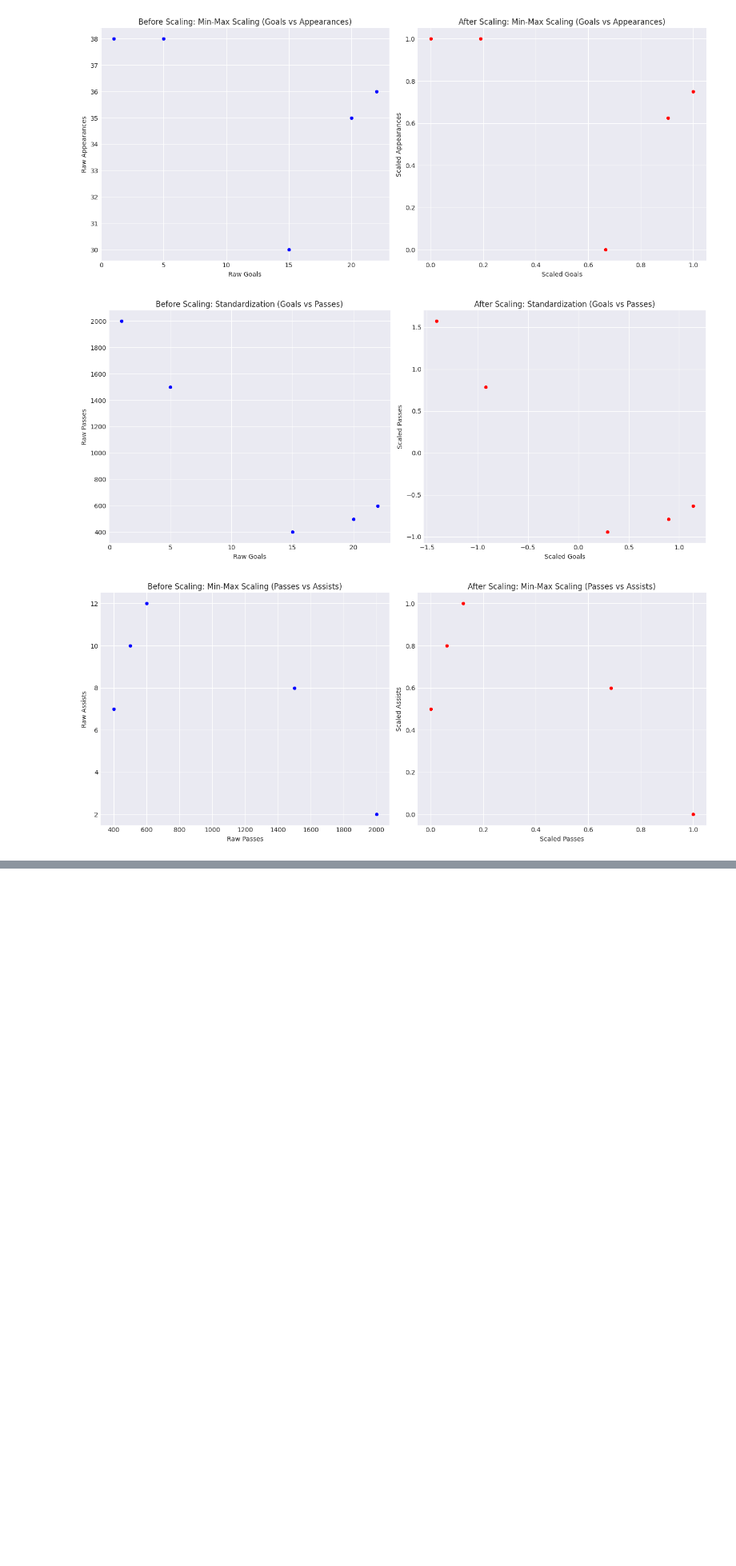
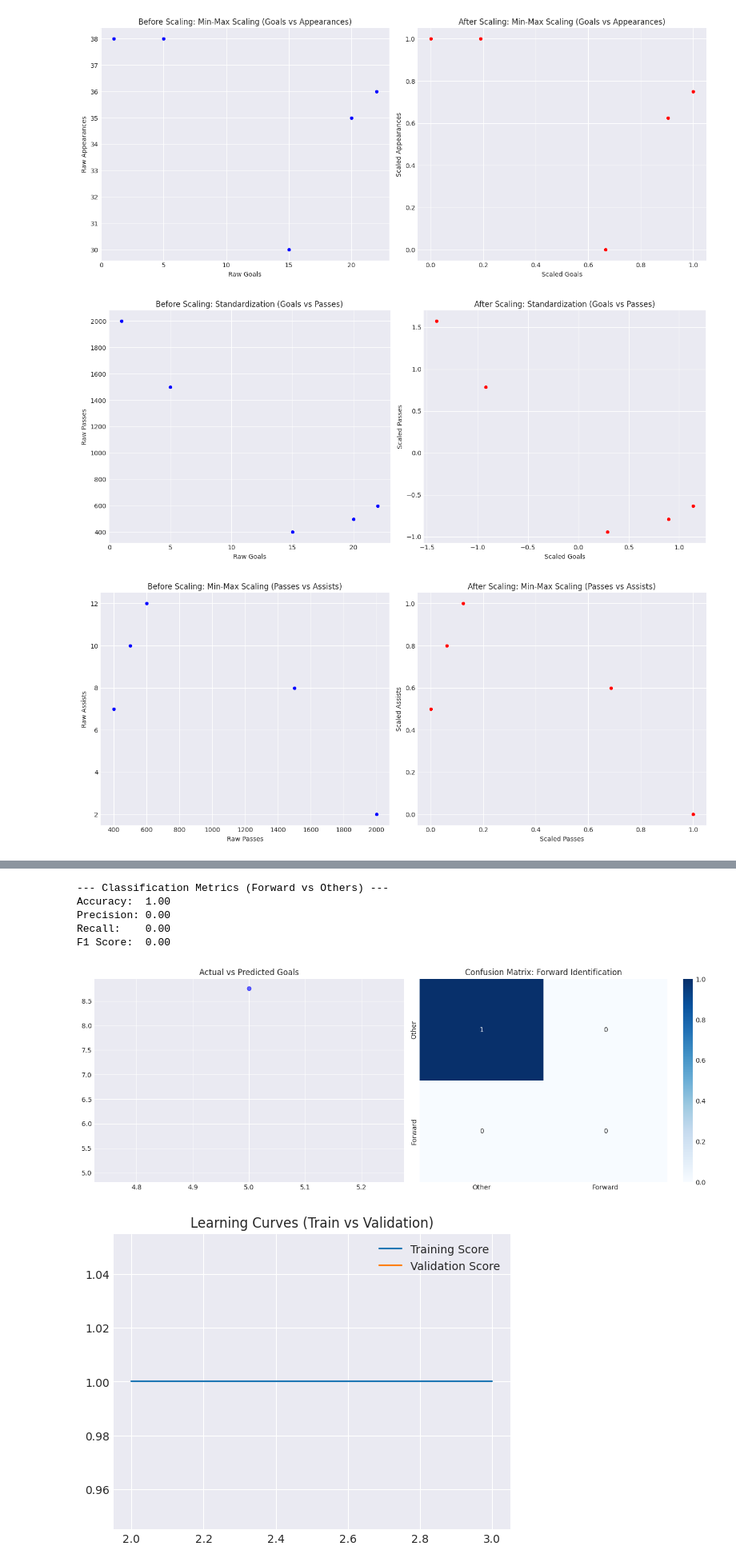
Before and after one commit to springboardmentor1979b-cmyk/ScoreSight---Predicting-EPL-Points-Tally-Top-Scorer, a Jupyter notebook: Kusuma's_EPL_prediction.ipynb, the cells around one changed output, grey strips where cells are left out. Shown: that part at 80% size. Saved outputs shown, nothing was run; the diff lists cells and outputs as text; code cells hidden in the pictures; blank space fills up the shorter version.

```diff
--- a/Kusuma's_EPL_prediction.ipynb
+++ b/Kusuma's_EPL_prediction.ipynb
@@ -935,0 +957,12 @@ plot_scaling_comparison(df, df_scaled_mm, 'Min-Max Scaling (Passes vs Assists)',
+# %%
+from sklearn.linear_model import LinearRegression, LogisticRegression
+
+# 2a) Baseline Regression: Linear Regression
+reg_model = LinearRegression()
+reg_model.fit(X_train_reg, y_train_reg)
+y_pred_reg = reg_model.predict(X_test_reg)
+
+# 2b) Baseline Classification: Logistic Regression
+cls_model = LogisticRegression(max_iter=1000)
+cls_model.fit(X_train_cls, y_train_cls)
+y_pred_cls = cls_model.predict(X_test_cls)
@@ -935,0 +1002,67 @@ plot_scaling_comparison(df, df_scaled_mm, 'Min-Max Scaling (Passes vs Assists)',
+# %%
+import pandas as pd
+import numpy as np
+import matplotlib.pyplot as plt
+import seaborn as sns
+import warnings
+
+# Corrected Imports
+from sklearn.metrics import (mean_absolute_error, mean_squared_error, r2_score,
+                             accuracy_score, precision_score, recall_score, f1_score,
+                             confusion_matrix)
+# Import the warning from the correct location
+from sklearn.exceptions import UndefinedMetricWarning
+
+# Suppress the specific warning for a clean output
+warnings.filterwarnings("ignore", category=UndefinedMetricWarning)
+
+# --- REPLACEMENT FOR SECTION 3 (EVALUATION) ---
+# Classification Metrics with zero_division=0 to stop warnings
+print("--- Classification Metrics (Forward vs Others) ---")
+print(f"Accuracy:  {accuracy_score(y_test_cls, y_pred_cls):.2f}")
+print(f"Precision: {precision_score(y_test_cls, y_pred_cls, zero_division=0):.2f}")
+print(f"Recall:    {recall_score(y_test_cls, y_pred_cls, zero_division=0):.2f}")
+print(f"F1 Score:  {f1_score(y_test_cls, y_pred_cls, zero_division=0):.2f}")
+
+# --- REPLACEMENT FOR SECTION 4 (VISUALIZATION) ---
+fig, axes = plt.subplots(1, 2, figsize=(14, 5))
+
+# Plot 1: Regression Scatter
+axes[0].scatter(y_test_reg, y_pred_reg, alpha=0.6, color='blue')
+axes[0].plot([y_test_reg.min(), y_test_reg.max()], [y_test_reg.min(), y_test_reg.max()], 'r--', lw=2)
+axes[0].set_title('Actual vs Predicted Goals')
+
+# Plot 2: Confusion Matrix (Fixed with 'labels' parameter)
+# Passing labels=[0, 1] ensures the matrix is always 2x2 even if a class is missing
+cm = confusion_matrix(y_test_cls, y_pred_cls, labels=[0, 1])
+sns.heatmap(cm, annot=True, fmt='d', cmap='Blues', ax=axes[1],
+            xticklabels=['Other', 'Forward'], yticklabels=['Other', 'Forward'])
+axes[1].set_title('Confusion Matrix: Forward Identification')
+
+plt.tight_layout()
+plt.show()
+
+# 4b) Learning Curves (Cleaned)
+# Added check to ensure we have enough data for CV
+try:
+    # Reduce cv folds to 3 and define specific train_sizes to avoid duplicates
+    train_sizes, train_scores, test_scores = learning_curve(
+        reg_model, X, y_reg, cv=3,
+        train_sizes=np.linspace(0.1, 1.0, 5)
+    )
+    plt.figure()
+    plt.plot(train_sizes, np.mean(train_scores, axis=1), label='Training Score')
+    plt.plot(train_sizes, np.mean(test_scores, axis=1), label='Validation Score')
+    plt.title('Learning Curves (Train vs Validation)')
+    plt.legend()
+    plt.show()
+except Exception as e:
+    print(f"Could not generate learning curve: {e}")
+# %% [output]
+--- Classification Metrics (Forward vs Others) ---
+Accuracy:  1.00
+Precision: 0.00
+Recall:    0.00
+F1 Score:  0.00
+[figure, added]
+[figure, added]
```
Also changed, not shown: parts of 7 cells of this notebook.
